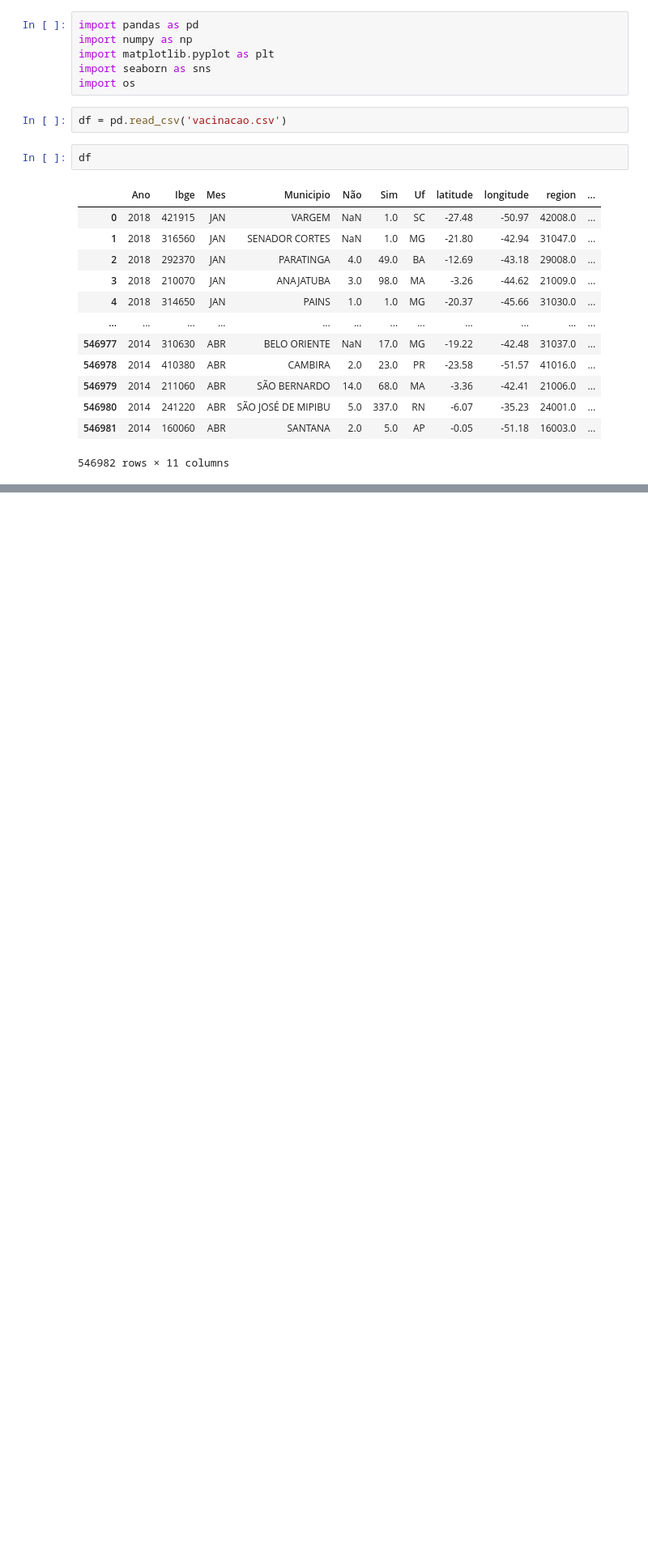
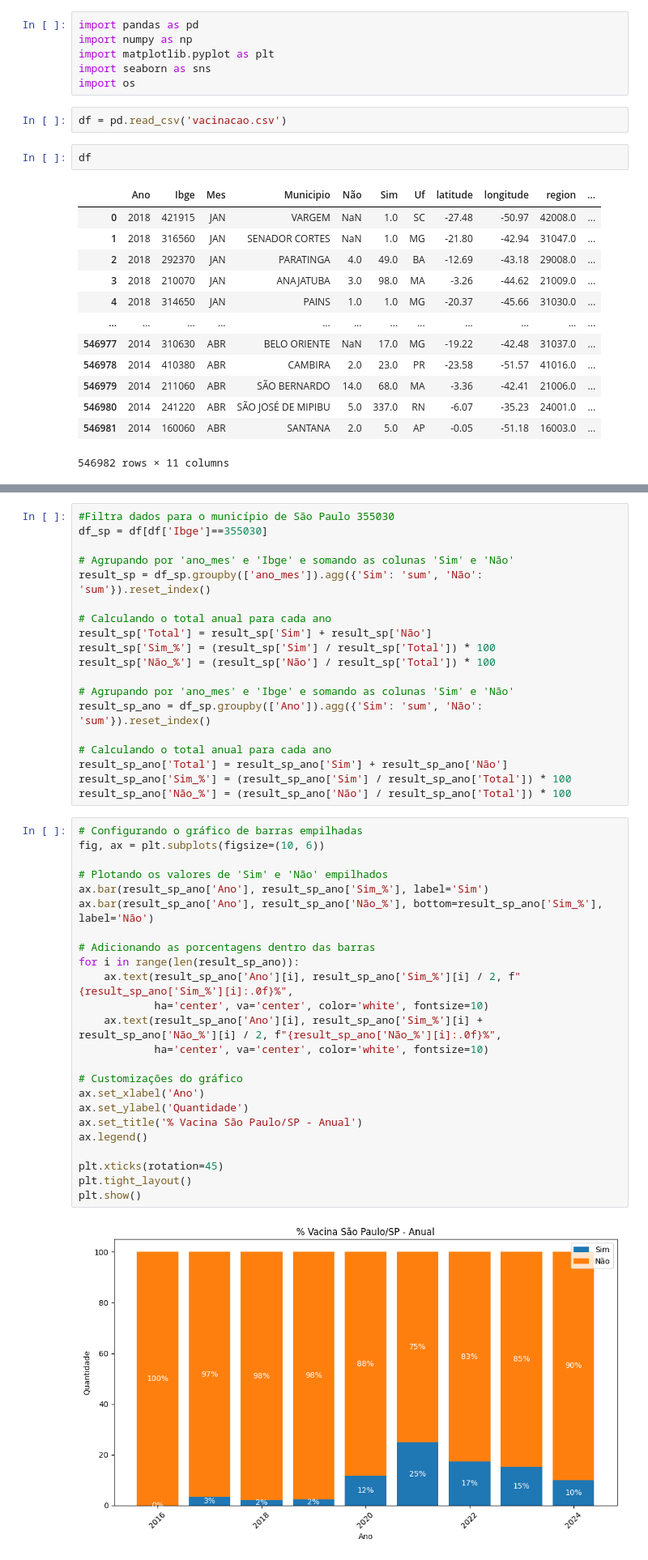
Before and after one commit to ecosustain/Info-APS, a Jupyter notebook: analises/vacinas/analise_vacinas.ipynb, the cells around one changed output, grey strips where cells are left out. Shown: that part at 81% size. Drawn from its saved outputs; the diff is of its cells as text; blank space fills up the shorter version.

```diff
--- a/analises/vacinas/analise_vacinas.ipynb
+++ b/analises/vacinas/analise_vacinas.ipynb
@@ -87,0 +147,45 @@ plt.show()
+# %%
+#Filtra dados para o município de São Paulo 355030
+df_sp = df[df['Ibge']==355030]
+
+# Agrupando por 'ano_mes' e 'Ibge' e somando as colunas 'Sim' e 'Não'
+result_sp = df_sp.groupby(['ano_mes']).agg({'Sim': 'sum', 'Não': 'sum'}).reset_index()
+
+# Calculando o total anual para cada ano
+result_sp['Total'] = result_sp['Sim'] + result_sp['Não']
+result_sp['Sim_%'] = (result_sp['Sim'] / result_sp['Total']) * 100
+result_sp['Não_%'] = (result_sp['Não'] / result_sp['Total']) * 100
+
+# Agrupando por 'ano_mes' e 'Ibge' e somando as colunas 'Sim' e 'Não'
+result_sp_ano = df_sp.groupby(['Ano']).agg({'Sim': 'sum', 'Não': 'sum'}).reset_index()
+
+# Calculando o total anual para cada ano
+result_sp_ano['Total'] = result_sp_ano['Sim'] + result_sp_ano['Não']
+result_sp_ano['Sim_%'] = (result_sp_ano['Sim'] / result_sp_ano['Total']) * 100
+result_sp_ano['Não_%'] = (result_sp_ano['Não'] / result_sp_ano['Total']) * 100
+# %%
+# Configurando o gráfico de barras empilhadas
+fig, ax = plt.subplots(figsize=(10, 6))
+
+# Plotando os valores de 'Sim' e 'Não' empilhados
+ax.bar(result_sp_ano['Ano'], result_sp_ano['Sim_%'], label='Sim')
+ax.bar(result_sp_ano['Ano'], result_sp_ano['Não_%'], bottom=result_sp_ano['Sim_%'], label='Não')
+
+# Adicionando as porcentagens dentro das barras
+for i in range(len(result_sp_ano)):
+    ax.text(result_sp_ano['Ano'][i], result_sp_ano['Sim_%'][i] / 2, f"{result_sp_ano['Sim_%'][i]:.0f}%",
+            ha='center', va='center', color='white', fontsize=10)
+    ax.text(result_sp_ano['Ano'][i], result_sp_ano['Sim_%'][i] + result_sp_ano['Não_%'][i] / 2, f"{result_sp_ano['Não_%'][i]:.0f}%",
+            ha='center', va='center', color='white', fontsize=10)
+
+# Customizações do gráfico
+ax.set_xlabel('Ano')
+ax.set_ylabel('Quantidade')
+ax.set_title('% Vacina São Paulo/SP - Anual')
+ax.legend()
+
+plt.xticks(rotation=45)
+plt.tight_layout()
+plt.show()
+# %% [output]
+[figure, added]
```
Also changed, not shown: parts of 7 cells of this notebook.
